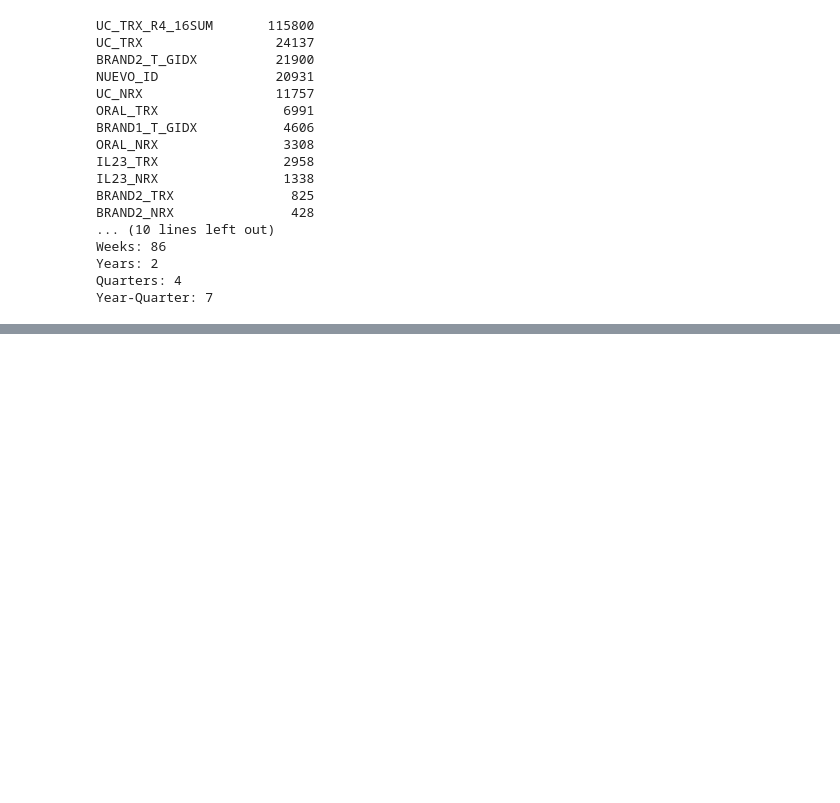
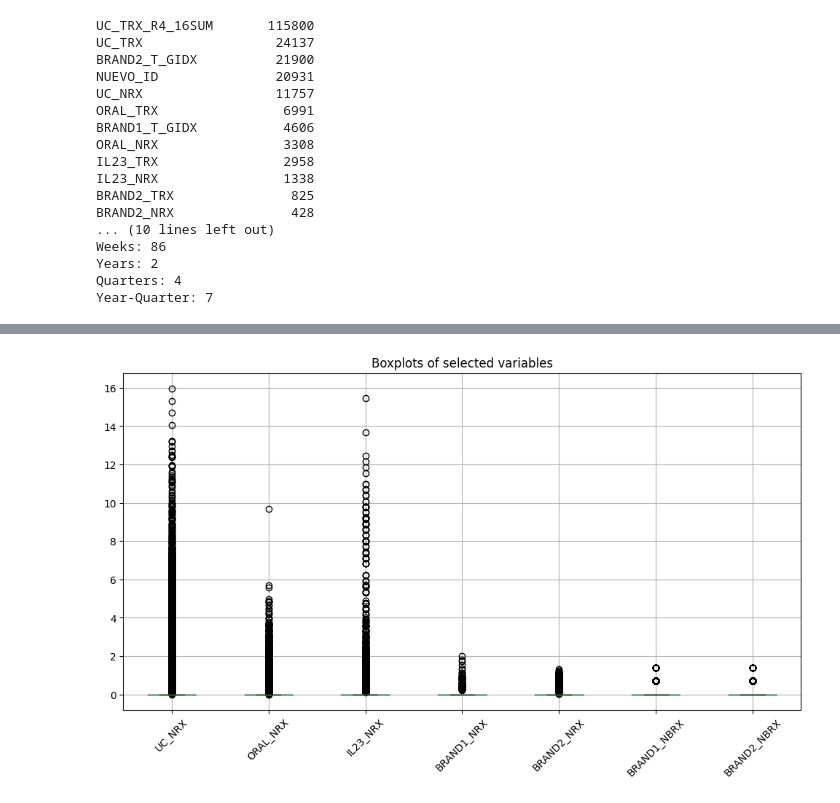
Before and after one commit to david-bazalduaa/Pfizer-segmentation-Ulcerative-Colitis, a Jupyter notebook: EDA_Omar.ipynb, the cells around one changed output, grey strips where cells are left out. Cells and saved outputs as stored; diff of their text form; code cells hidden in the pictures; blank space fills up the shorter version.

```diff
--- a/EDA_Omar.ipynb
+++ b/EDA_Omar.ipynb
@@ -82,0 +356,6 @@ Year-Quarter: 7
+# %%
+plot_boxplots(df, ["UC_NRX", "ORAL_NRX", "IL23_NRX",
+    "BRAND1_NRX", "BRAND2_NRX",
+    "BRAND1_NBRX", "BRAND2_NBRX"    ])
+# %% [output]
+[figure, added]
```
Also changed, not shown: parts of 43 cells of this notebook.
